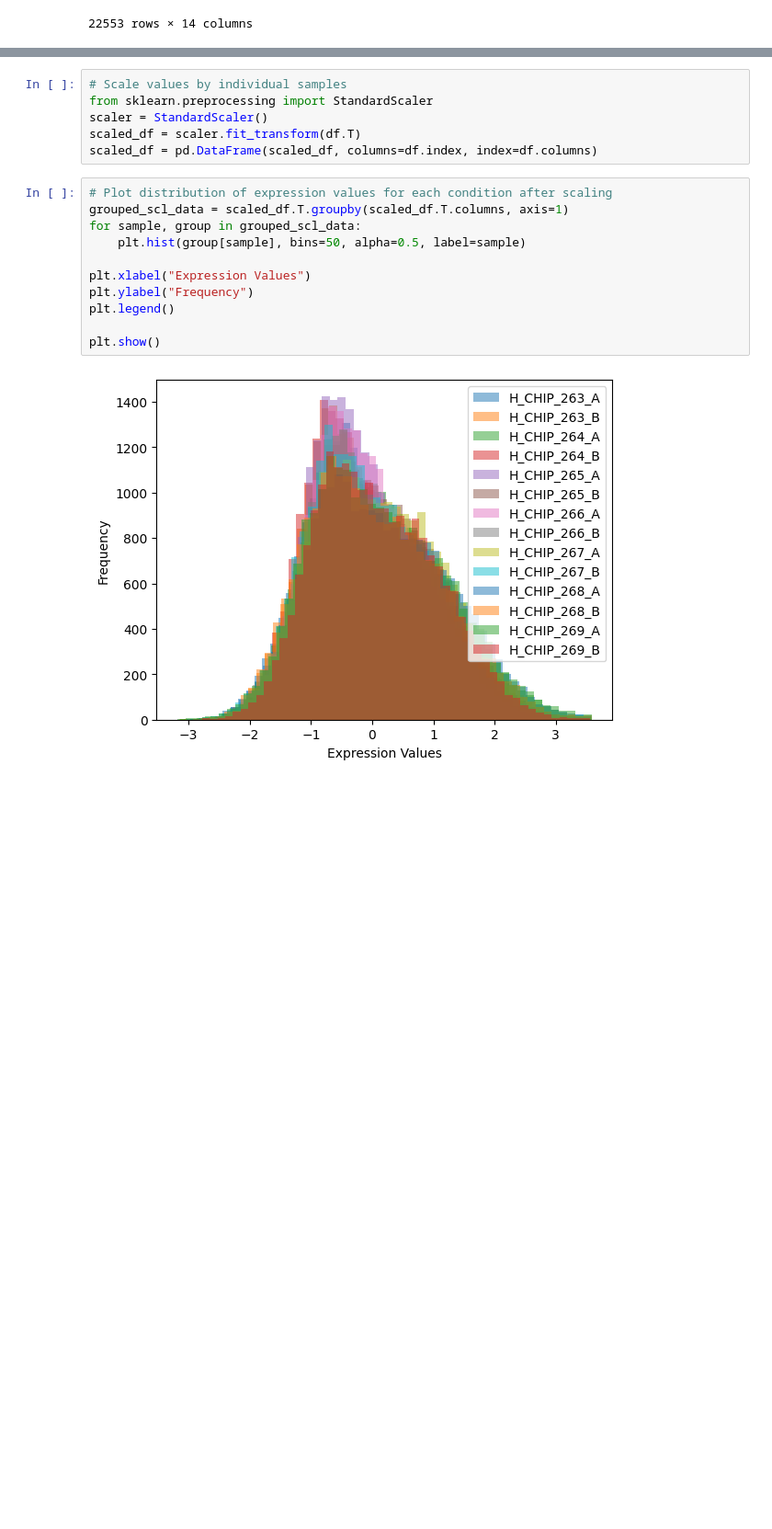
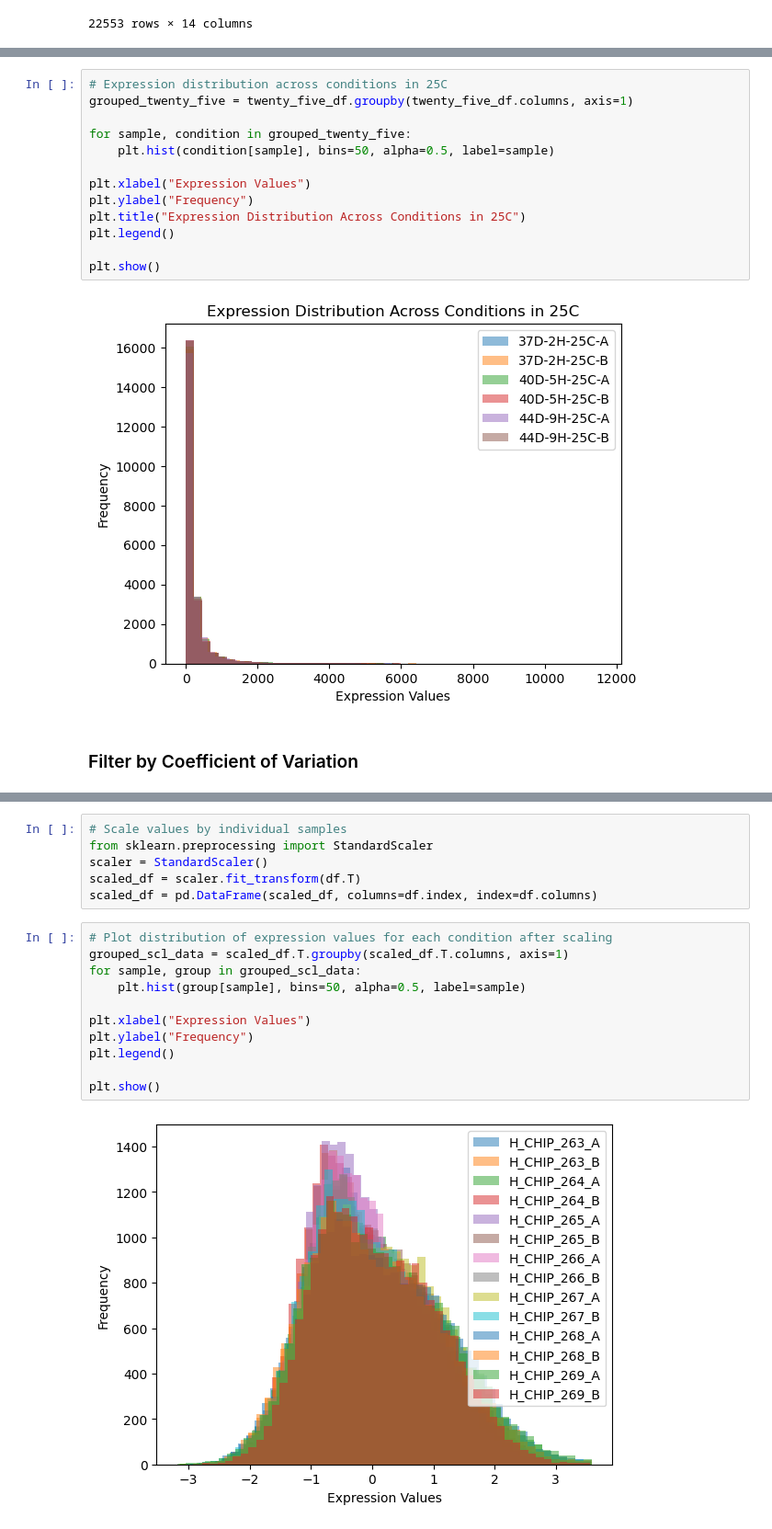
Before and after one commit to camilababo/BIONIC, a Jupyter notebook: input_files/data_pre_processing.ipynb, the cells around one changed output, grey strips where cells are left out. Shown at 92% size. Drawn from its saved outputs; the diff is of its cells as text; blank space fills up the shorter version.

```diff
--- a/input_files/data_pre_processing.ipynb
+++ b/input_files/data_pre_processing.ipynb
@@ -284,0 +171,17 @@ True
+# %%
+# Expression distribution across conditions in 25C
+grouped_twenty_five = twenty_five_df.groupby(twenty_five_df.columns, axis=1)
+
+for sample, condition in grouped_twenty_five:
+    plt.hist(condition[sample], bins=50, alpha=0.5, label=sample)
+
+plt.xlabel("Expression Values")
+plt.ylabel("Frequency")
+plt.title("Expression Distribution Across Conditions in 25C")
+plt.legend()
+
+plt.show()
+# %% [output]
+[figure, added]
+# %% [markdown]
+### Filter by Coefficient of Variation
```
Also changed, not shown: parts of 35 cells of this notebook, 12 other files.
